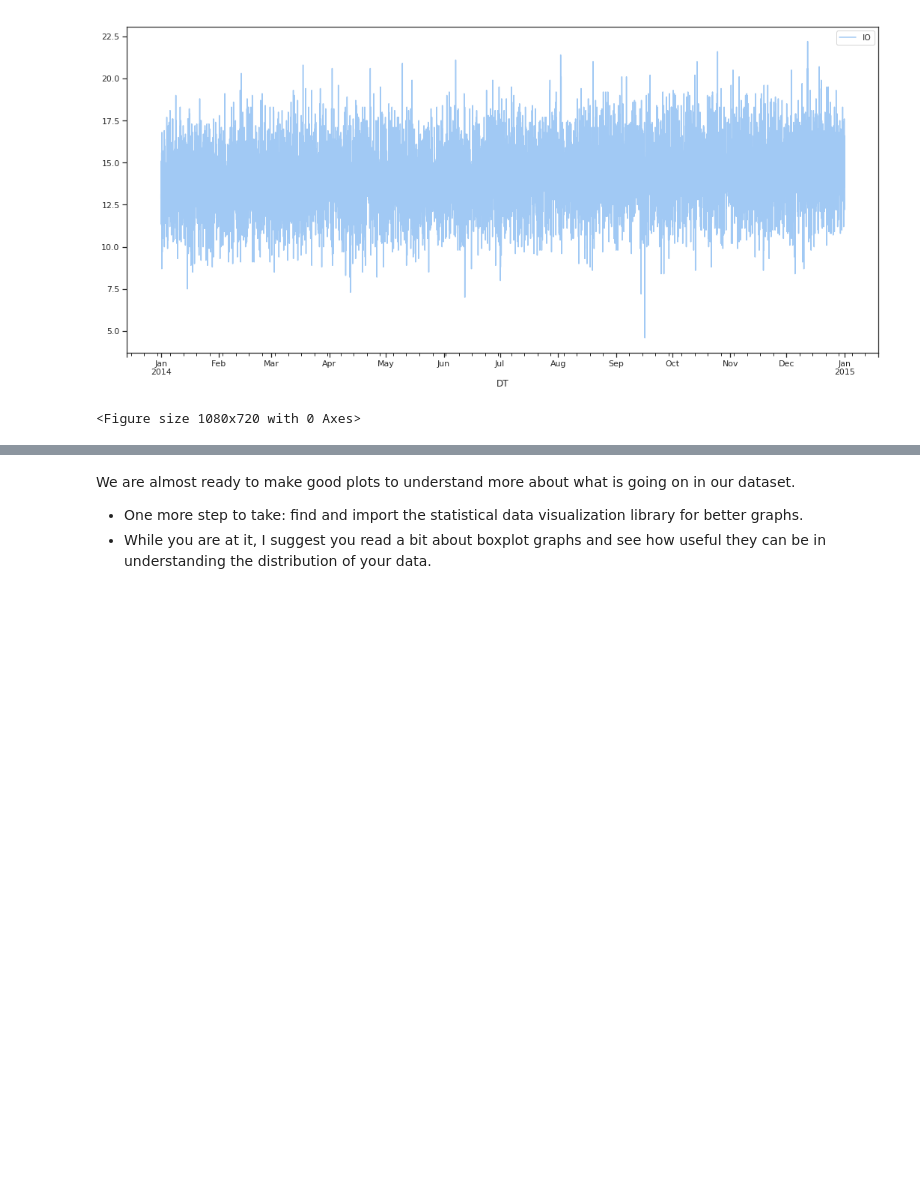
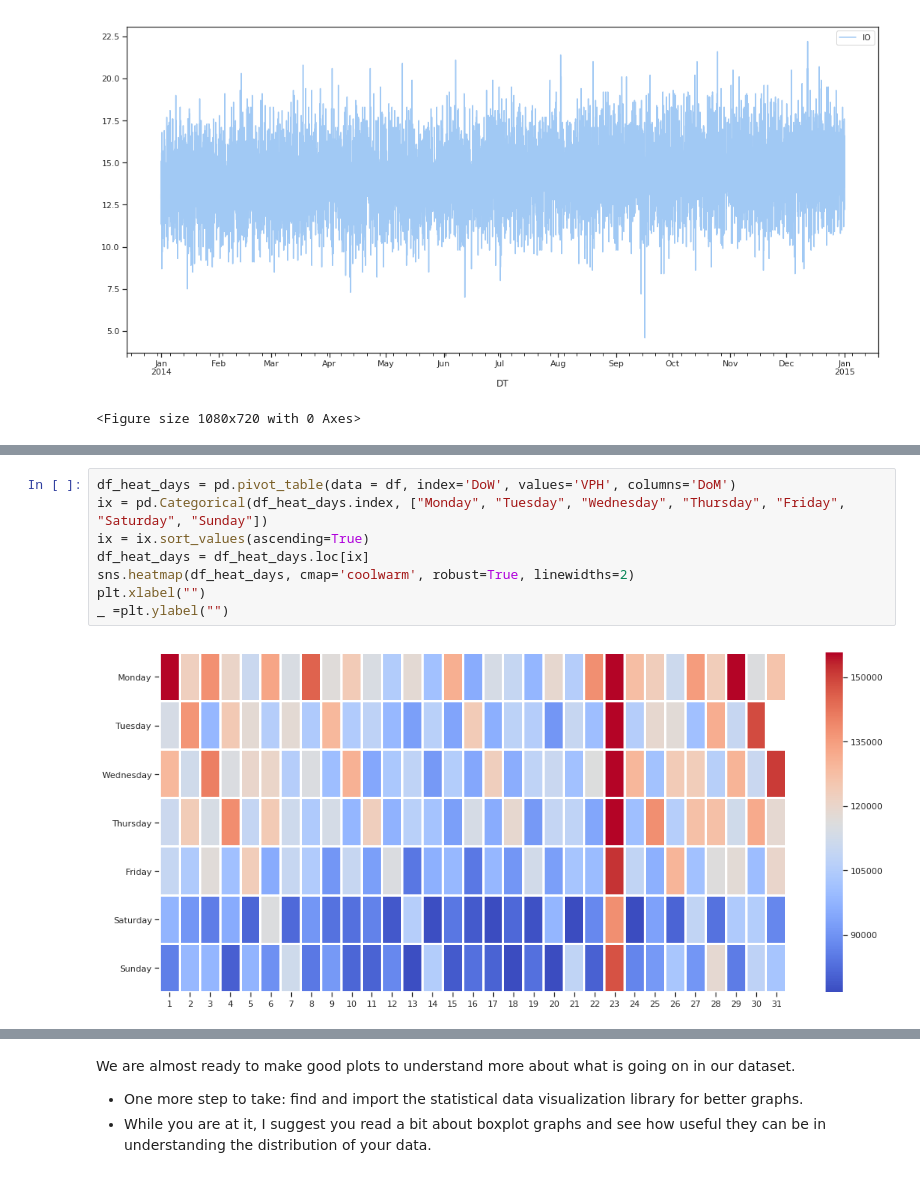
Before and after one commit to nerdiejack/capacity_management, a Jupyter notebook: notebooks/MyWebshopAssignmentWithSolution.ipynb, the cells around one changed output, grey strips where cells are left out. Cells and saved outputs as stored; diff of their text form; blank space fills up the shorter version.

```diff
--- a/notebooks/MyWebshopAssignmentWithSolution.ipynb
+++ b/notebooks/MyWebshopAssignmentWithSolution.ipynb
@@ -186,3 +195,13 @@ sns.heatmap(df_heat, cmap='coolwarm', robust=True, annot=True, fmt=".0f", annot_
+# %%
+df_heat_days = pd.pivot_table(data = df, index='DoW', values='VPH', columns='DoM')
+ix = pd.Categorical(df_heat_days.index, ["Monday", "Tuesday", "Wednesday", "Thursday", "Friday", "Saturday", "Sunday"])
+ix = ix.sort_values(ascending=True)
+df_heat_days = df_heat_days.loc[ix]
+sns.heatmap(df_heat_days, cmap='coolwarm', robust=True, linewidths=2)
+plt.xlabel("")
+_ =plt.ylabel("")
+# %% [output]
+[figure, added]
 # %%
 import seaborn as sns
 # Grid scatter plot per Week day colored by hours
```
Also changed, not shown: parts of 5 cells of this notebook.
